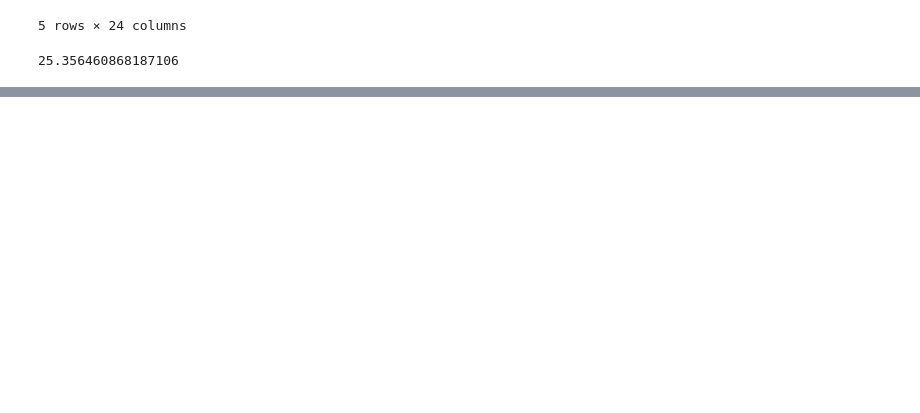
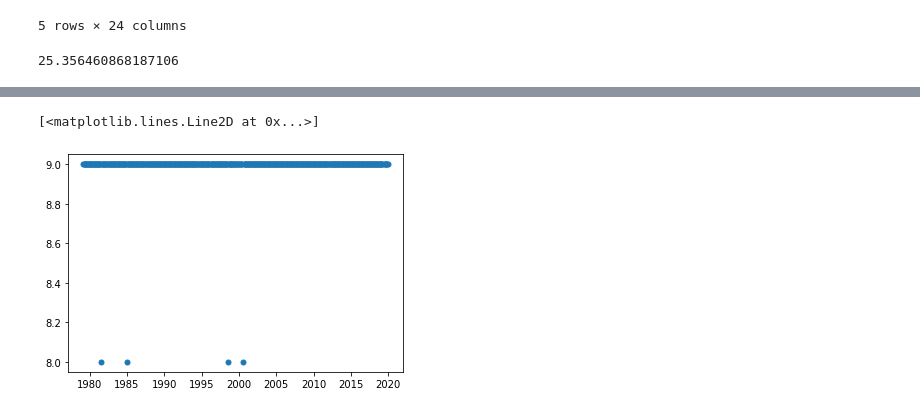
Before and after one commit to LCaravaggio/politext, a Jupyter notebook: GS.ipynb, the cells around one changed output, grey strips where cells are left out. Drawn from its saved outputs; the diff is of its cells as text; code cells hidden in the pictures; blank space fills up the shorter version.

```diff
--- a/GS.ipynb
+++ b/GS.ipynb
@@ -483,0 +509,8 @@ base.head(5)
+# %%
+graf=base.groupby(['Year', 'Month'], as_index=False)['Topic_weight'].max()
+graf['date'] = graf.apply(lambda x: datetime.datetime(x['Year'], x['Month'], 1), axis=1)
+# %%
+plt.plot(graf.date, graf.Topic_weight, linewidth=0, markersize=5, marker='o')
+# %% [output]
+[<matplotlib.lines.Line2D at 0x...>]
+[figure, added]
```
Also changed, not shown: parts of 10 cells of this notebook.
